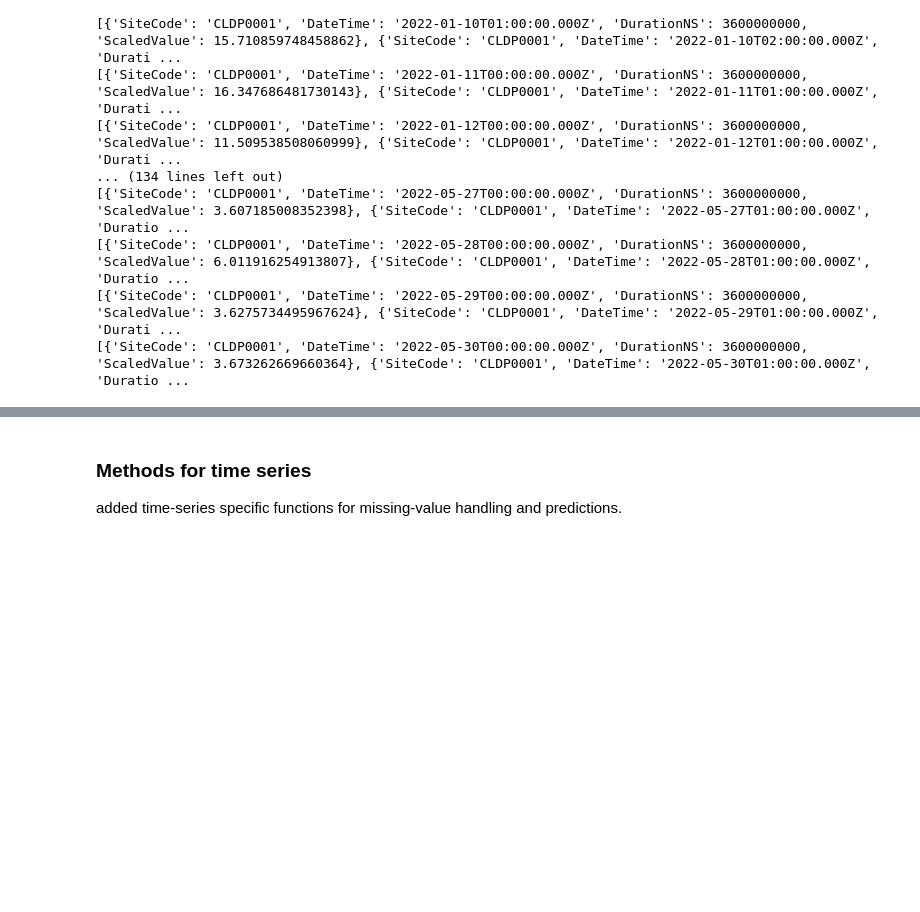
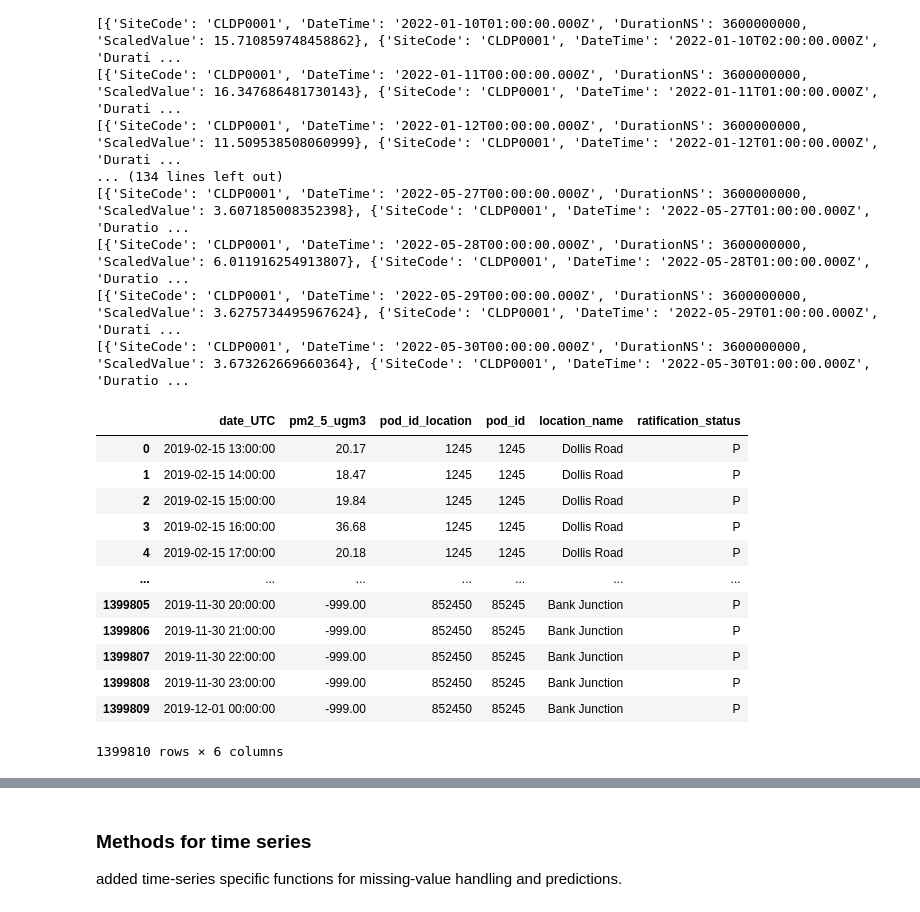
Before and after one commit to dereksgithub/cusp_london_2024, a Jupyter notebook: data_wrangling_01.ipynb, the cells around one changed output, grey strips where cells are left out. Saved outputs shown, nothing was run; the diff lists cells and outputs as text; code cells hidden in the pictures; blank space fills up the shorter version.

```diff
--- a/pt01_modify_name_.ipynb
+++ b/data_wrangling_01.ipynb
@@ -72,0 +210,16 @@ while current_date <= end_date:
+# %%
+bl_18to19_all
+# %% [output]
+|  | date_UTC | pm2_5_ugm3 | pod_id_location | pod_id | location_name | ratification_status |
+| 0 | 2019-02-15 13:00:00 | 20.17 | 1245 | 1245 | Dollis Road | P |
+| 1 | 2019-02-15 14:00:00 | 18.47 | 1245 | 1245 | Dollis Road | P |
+| 2 | 2019-02-15 15:00:00 | 19.84 | 1245 | 1245 | Dollis Road | P |
+| 3 | 2019-02-15 16:00:00 | 36.68 | 1245 | 1245 | Dollis Road | P |
+| 4 | 2019-02-15 17:00:00 | 20.18 | 1245 | 1245 | Dollis Road | P |
+| ... | ... | ... | ... | ... | ... | ... |
+| 1399805 | 2019-11-30 20:00:00 | -999.00 | 852450 | 85245 | Bank Junction | P |
+| 1399806 | 2019-11-30 21:00:00 | -999.00 | 852450 | 85245 | Bank Junction | P |
+| 1399807 | 2019-11-30 22:00:00 | -999.00 | 852450 | 85245 | Bank Junction | P |
+| 1399808 | 2019-11-30 23:00:00 | -999.00 | 852450 | 85245 | Bank Junction | P |
+| 1399809 | 2019-12-01 00:00:00 | -999.00 | 852450 | 85245 | Bank Junction | P |
+1399810 rows × 6 columns
```
Also changed, not shown: parts of 20 cells of this notebook.
